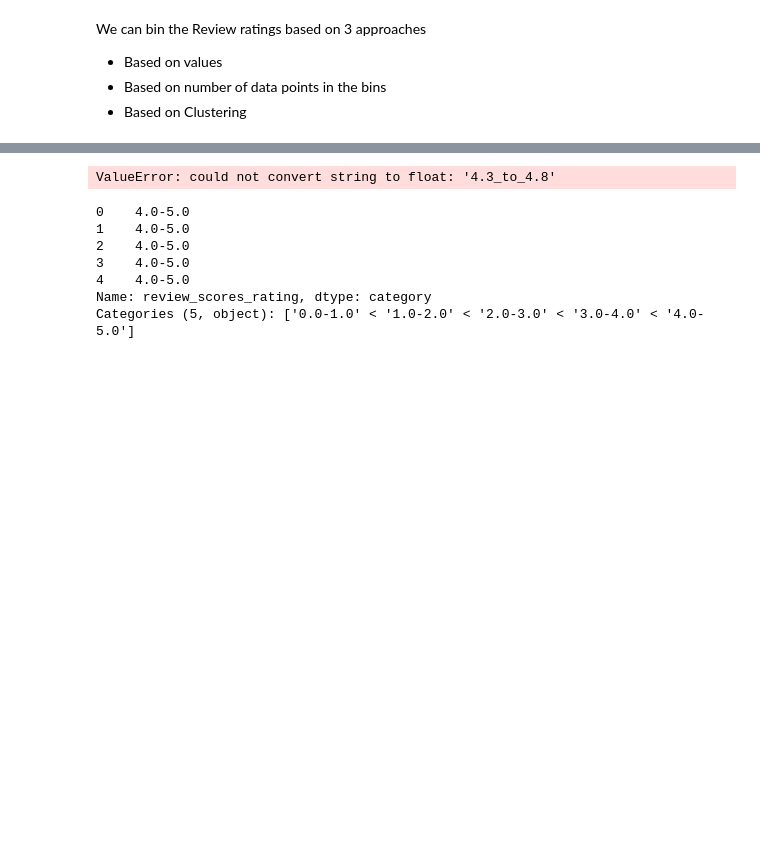
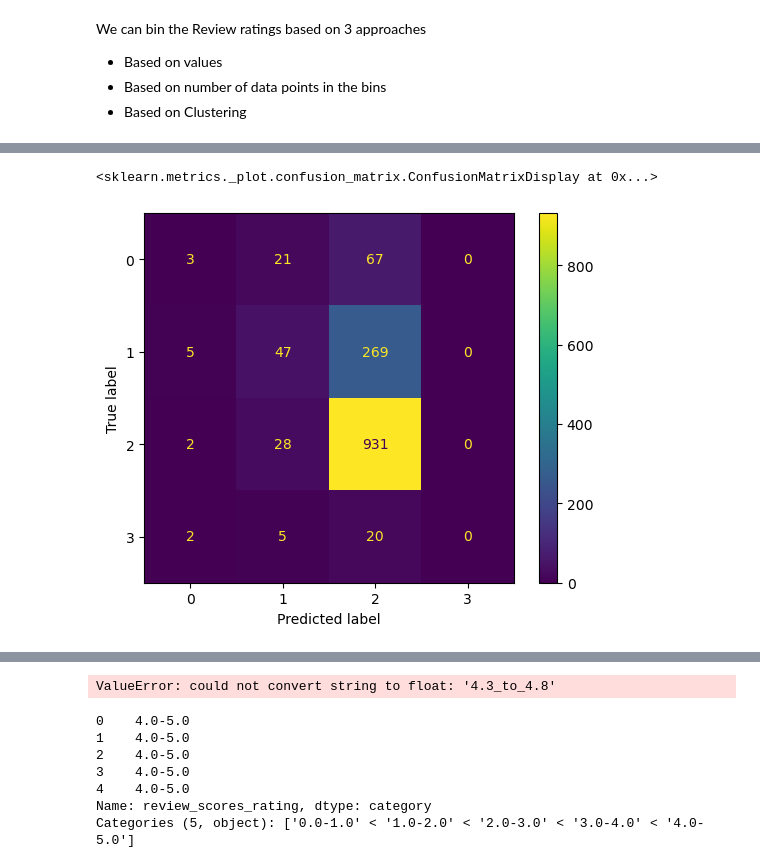
Before and after one commit to MaGiiK02/AirBnB_score_prediction, a Jupyter notebook: experiments/score_classification_on_comments.ipynb, the cells around one changed output, grey strips where cells are left out. Saved outputs shown, nothing was run; the diff lists cells and outputs as text; code cells hidden in the pictures; blank space fills up the shorter version.

Commit message:
classification on comments

```diff
--- a/experiments/score_classification_on_comments.ipynb
+++ b/experiments/score_classification_on_comments.ipynb
@@ -138,0 +139,4 @@ Categories (3, object): ['below_4.3' < '4.3_to_4.8' < '4.8_to_5']
+# %%
+listings_classification.rating_bin_ep.isna().sum()
+# fill na with most occuring value
+listings_classification.rating_bin_ep.fillna('4.8_to_5.0', inplace = True)
@@ -138,0 +145,21 @@ Categories (3, object): ['below_4.3' < '4.3_to_4.8' < '4.8_to_5']
+# %%
+
+# X = multilugual_bert_embeddings
+with open('embeddings\multilingual_comments_embeddings.pkl', 'rb') as f:
+    multilugual_comments_embeddings = pickle.load(f)
+
+y = listings_classification.rating_bin_ep.values
+
+
+# split data
+X_train, X_test, y_train, y_test = train_test_split(multilugual_comments_embeddings, y, test_size=0.2, random_state=42)
+
+# train model
+import lightgbm as lgb
+from sklearn.metrics import accuracy_score, f1_score, confusion_matrix, classification_report
+# impor model
+model = lgb.LGBMClassifier()
+# fit model
+model.fit(X_train, y_train)
+# predict
+y_pred = model.predict(X_test)
@@ -138,0 +192,12 @@ Categories (3, object): ['below_4.3' < '4.3_to_4.8' < '4.8_to_5']
+# %%
+# fig show confusion matrix
+import matplotlib.pyplot as plt
+import seaborn as sns
+from sklearn import metrics
+ ## Confusion
+cm = metrics.confusion_matrix(y_test, y_pred)
+disp = metrics.ConfusionMatrixDisplay(confusion_matrix=cm)
+disp.plot()
+# %% [output]
+<sklearn.metrics._plot.confusion_matrix.ConfusionMatrixDisplay at 0x...>
+[figure, added]
```
Also changed, not shown: parts of 19 cells of this notebook, 1 other file.
